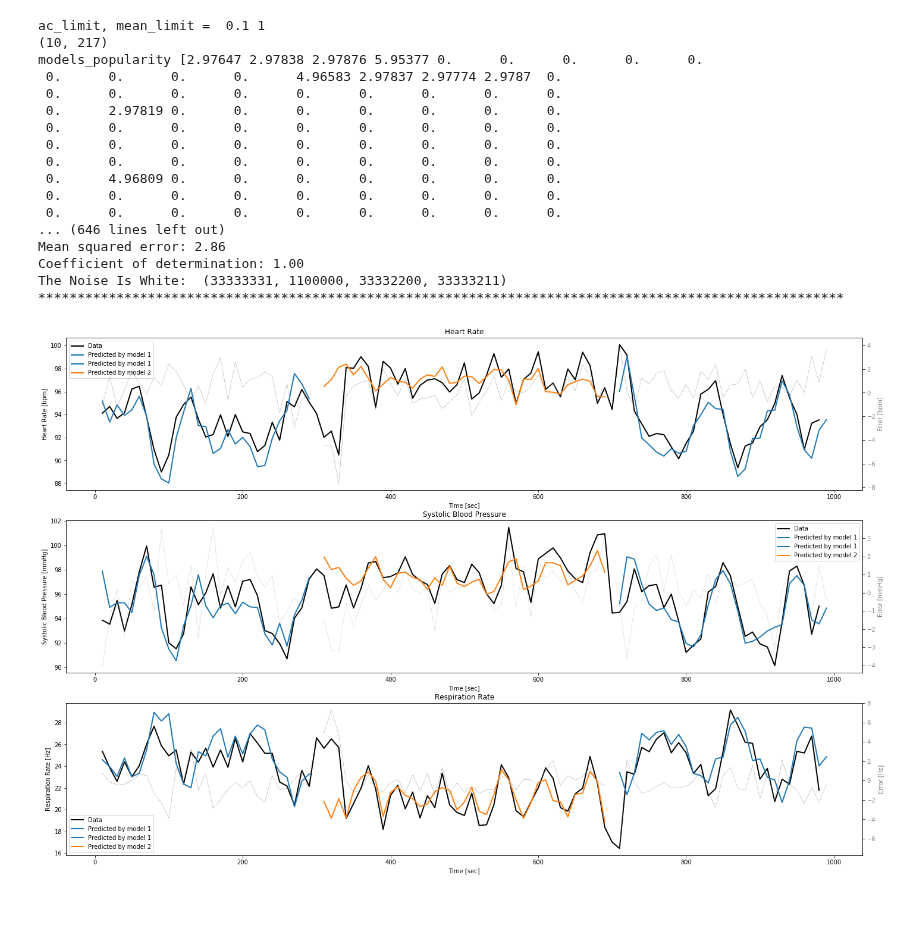
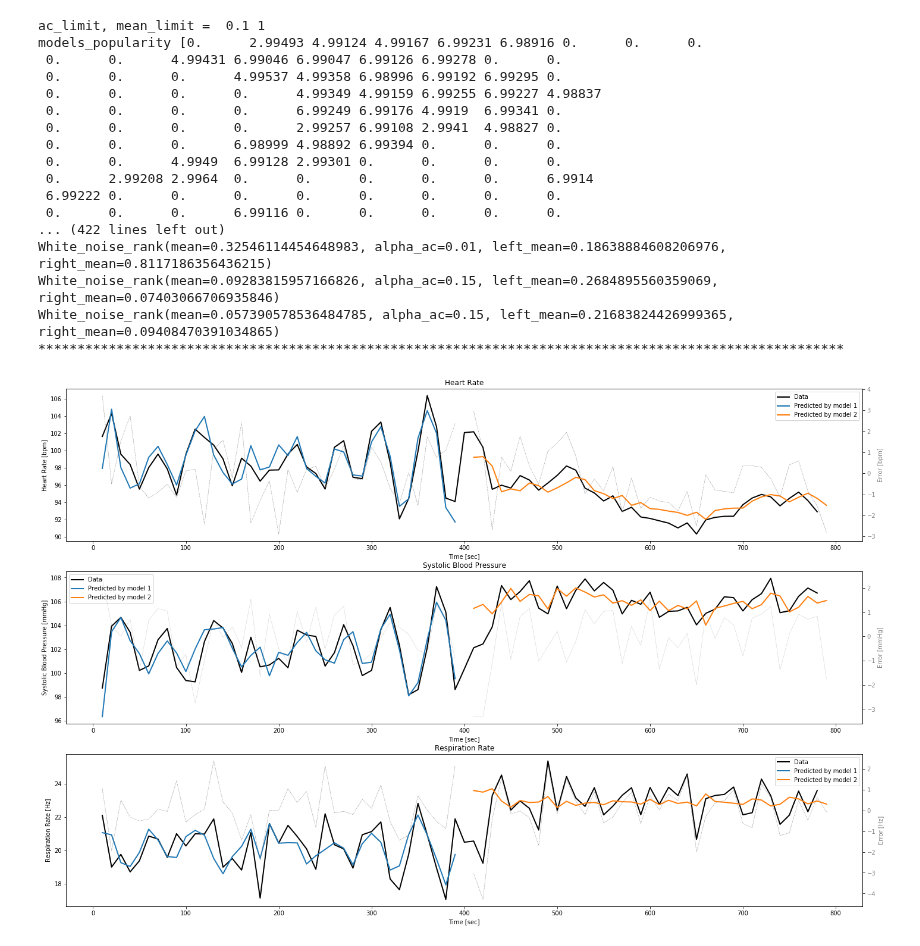
Before and after one commit to aliabufoul/SLDS, a Jupyter notebook: application.ipynb, the cells around one changed output. Saved outputs shown, nothing was run; the diff lists cells and outputs as text; code cells hidden in the pictures; blank space fills up the shorter version.

Commit message:
Update white noise

```diff
--- a/application.ipynb
+++ b/application.ipynb
@@ -29,29 +29,29 @@ mu =
 # %%
 %run configuration.ipynb
 %run preprocessing/blood-pressure.ipynb
 %run preprocessing/heart-rate.ipynb
 %run preprocessing/respiration.ipynb
 %run linear-regression.ipynb
 %run simulator.ipynb
 %run splitting-by-models.ipynb
 
-split_to_models(0, 1000, "simulator")
+split_to_models(0, 800, "simulator")
 # %% [output]
 ac_limit, mean_limit =  0.1 1
-(10, 217)
-models_popularity [2.97647 2.97838 2.97876 5.95377 0.      0.      0.      0.      0.
- 0.      0.      0.      0.      4.96583 2.97837 2.97774 2.9787  0.
- 0.      0.      0.      0.      0.      0.      0.      0.      0.
- 0.      2.97819 0.      0.      0.      0.      0.      0.      0.
- 0.      0.      0.      0.      0.      0.      0.      0.      0.
- 0.      0.      0.      0.      0.      0.      0.      0.      0.
- 0.      0.      0.      0.      0.      0.      0.      0.      0.
- 0.      4.96809 0.      0.      0.      0.      0.      0.      0.
- 0.      0.      0.      0.      0.      0.      0.      0.      0.
- 0.      0.      0.      0.      0.      0.      0.      0.      0.
-... (646 lines left out)
-Mean squared error: 2.86
-Coefficient of determination: 1.00
-The Noise Is White:  (33333331, 1100000, 33332200, 33333211)
+models_popularity [0.      2.99493 4.99124 4.99167 6.99231 6.98916 0.      0.      0.
+ 0.      0.      4.99431 6.99046 6.99047 6.99126 6.99278 0.      0.
+ 0.      0.      0.      4.99537 4.99358 6.98996 6.99192 6.99295 0.
+ 0.      0.      0.      0.      4.99349 4.99159 6.99255 6.99227 4.98837
+ 0.      0.      0.      0.      6.99249 6.99176 4.9919  6.99341 0.
+ 0.      0.      0.      0.      2.99257 6.99108 2.9941  4.98827 0.
+ 0.      0.      0.      6.98999 4.98892 6.99394 0.      0.      0.
+ 0.      0.      4.9949  6.99128 2.99301 0.      0.      0.      0.
+ 0.      2.99208 2.9964  0.      0.      0.      0.      0.      6.9914
+ 6.99222 0.      0.      0.      0.      0.      0.      0.      0.
+ 0.      0.      0.      6.99116 0.      0.      0.      0.      0.
+... (422 lines left out)
+White_noise_rank(mean=0.32546114454648983, alpha_ac=0.01, left_mean=0.18638884608206976, right_mean=0.8117186356436215)
+White_noise_rank(mean=0.09283815957166826, alpha_ac=0.15, left_mean=0.2684895560359069, right_mean=0.07403066706935846)
+White_noise_rank(mean=0.057390578536484785, alpha_ac=0.15, left_mean=0.21683824426999365, right_mean=0.09408470391034865)
 *******************************************************************************************************
-[figure, old version]
+[figure, new version]
```
Also changed, not shown: parts of 1 cell of this notebook, 2 other files.
